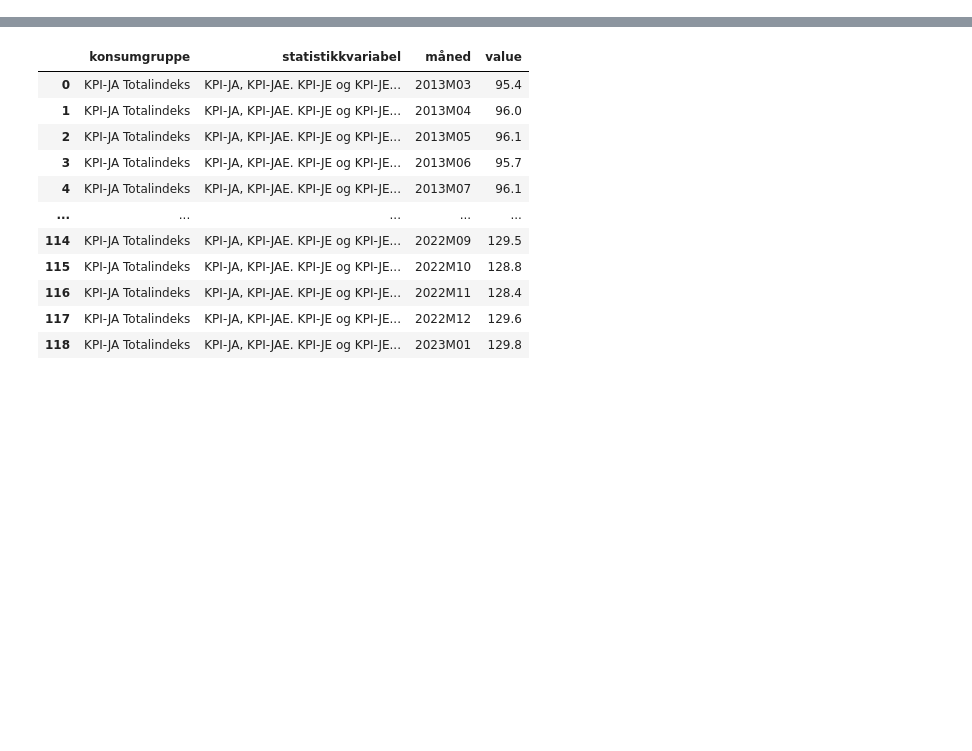
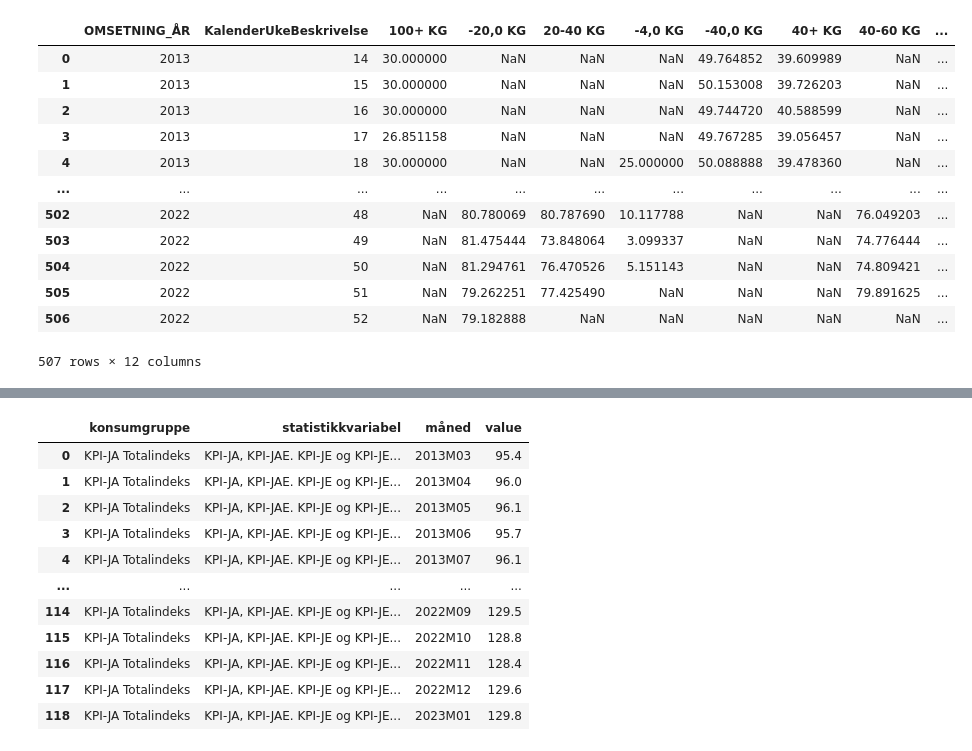
Before and after one commit to BachelorLaks/bachelor2023, a Jupyter notebook: MainBachelor.ipynb, the cells around one changed output, grey strips where cells are left out. Drawn from its saved outputs; the diff is of its cells as text; code cells hidden in the pictures; blank space fills up the shorter version.

```diff
--- a/MainBachelor.ipynb
+++ b/MainBachelor.ipynb
@@ -6,5 +6,24 @@ import matplotlib.pyplot as plt
 import numpy as np
 # %%
 kveite_prices = pd.read_excel("data/Fersk_kveite.xlsx", skiprows=4)
+# %%
+kveite_prices = kveite_prices.tail(-13)
+kveite_prices = kveite_prices[kveite_prices.KalenderUkeBeskrivelse != 53]
+kveite_prices = kveite_prices.reset_index(drop=True)
+kveite_prices
+# %% [output]
+|  | OMSETNING_ÅR | KalenderUkeBeskrivelse | 100+ KG | -20,0 KG | 20-40 KG | -4,0 KG | -40,0 KG | 40+ KG | 40-60 KG | ... |
+| 0 | 2013 | 14 | 30.000000 | NaN | NaN | NaN | 49.764852 | 39.609989 | NaN | ... |
+| 1 | 2013 | 15 | 30.000000 | NaN | NaN | NaN | 50.153008 | 39.726203 | NaN | ... |
+| 2 | 2013 | 16 | 30.000000 | NaN | NaN | NaN | 49.744720 | 40.588599 | NaN | ... |
+| 3 | 2013 | 17 | 26.851158 | NaN | NaN | NaN | 49.767285 | 39.056457 | NaN | ... |
+| 4 | 2013 | 18 | 30.000000 | NaN | NaN | 25.000000 | 50.088888 | 39.478360 | NaN | ... |
+| ... | ... | ... | ... | ... | ... | ... | ... | ... | ... | ... |
+| 502 | 2022 | 48 | NaN | 80.780069 | 80.787690 | 10.117788 | NaN | NaN | 76.049203 | ... |
+| 503 | 2022 | 49 | NaN | 81.475444 | 73.848064 | 3.099337 | NaN | NaN | 74.776444 | ... |
+| 504 | 2022 | 50 | NaN | 81.294761 | 76.470526 | 5.151143 | NaN | NaN | 74.809421 | ... |
+| 505 | 2022 | 51 | NaN | 79.262251 | 77.425490 | NaN | NaN | NaN | 79.891625 | ... |
+| 506 | 2022 | 52 | NaN | 79.182888 | NaN | NaN | NaN | NaN | NaN | ... |
+507 rows × 12 columns
 # %%
 salmon_prices = pd.read_excel("data/nasdaq.with.weight.xls", skiprows=1)
```
Also changed, not shown: parts of 14 cells of this notebook, 1 other file.
